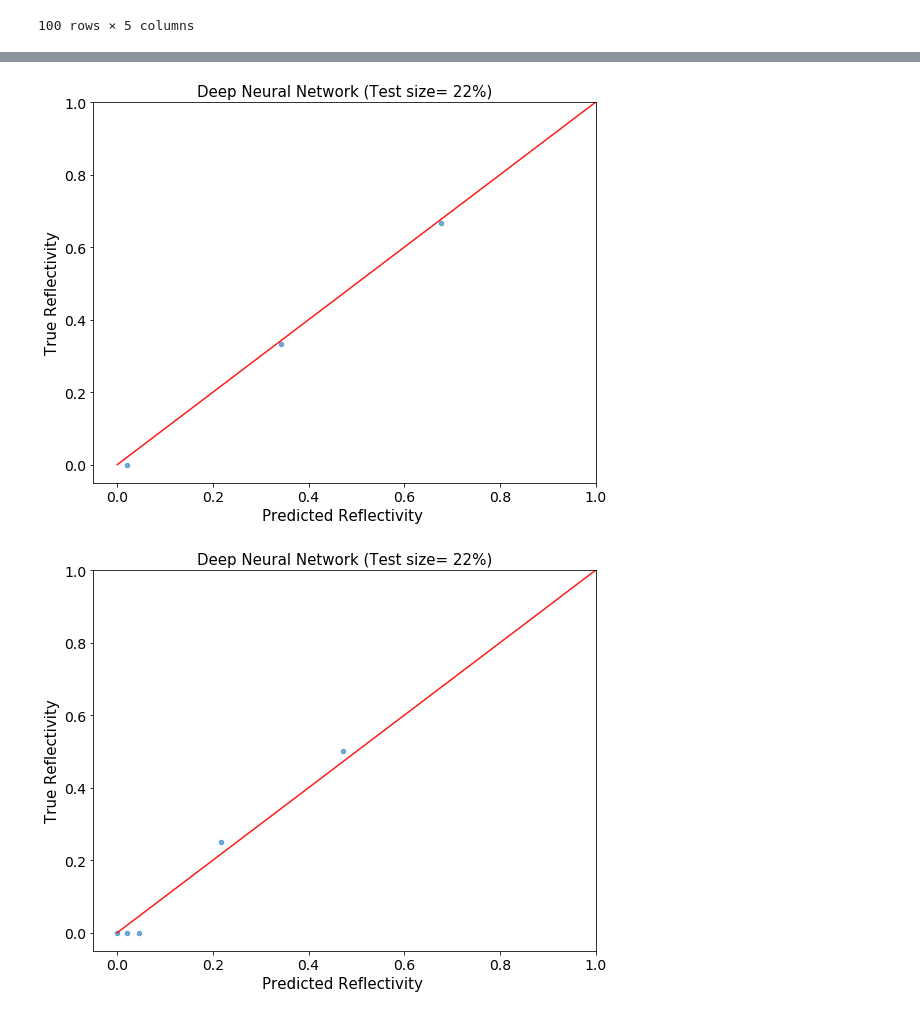
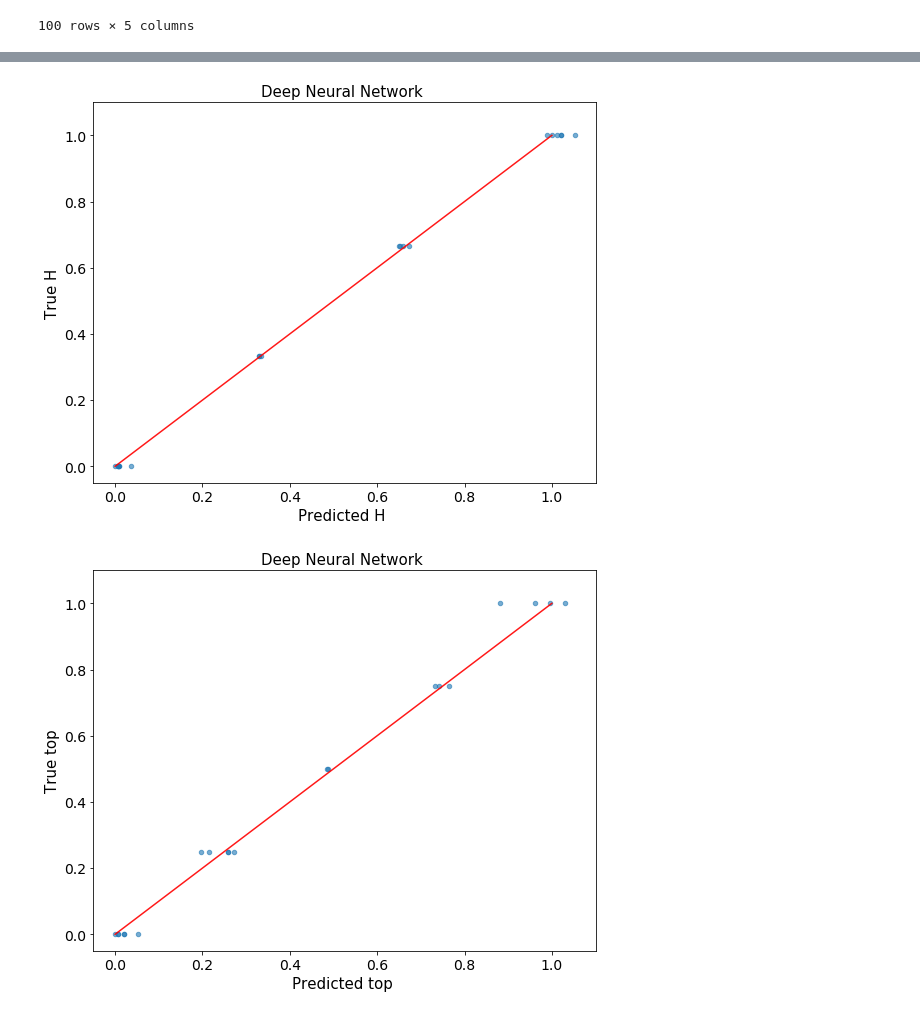
Before and after one commit to Nanometrisis/Nanomet_project_2021, a Jupyter notebook: Nanomet_processing_and_modeling.ipynb, the cells around one changed output, grey strips where cells are left out. Cells and saved outputs as stored; diff of their text form; code cells hidden in the pictures.

```diff
--- a/Nanomet_processing_and_modeling.ipynb
+++ b/Nanomet_processing_and_modeling.ipynb
@@ -366,6 +434,10 @@ show()
 ### Inverse problem
 # %%
 #we need to reshape our data
+# %%
+scaler = MinMaxScaler()
+
+df3[['h','top',	'base']] = scaler.fit_transform(df3[['h','top',	'base']])
 # %%
 df3
 # %% [output]
@@ -411,7 +483,7 @@ grouped_df
 X_train, X_test, y_train, y_test = train_test_split(
     grouped_df.drop(['Simulation index', 'h','top','base'], axis=1), # predictive variables
     grouped_df[['h','top','base']], # target
-    test_size=0.05, # portion of dataset to allocate to test set
+    test_size=0.2, # portion of dataset to allocate to test set
     random_state=0, # we are setting the seed here
 )
 
@@ -425,7 +517,7 @@ def get_model(n_inputs, n_outputs):
 	net1Model=keras.models.Sequential()
 	net1Model.add(Dense(n_inputs))
 	#net1Model.add(Activation('relu'))
-	net1Model.add(Dense(140))
+	net1Model.add(Dense(240))
 	net1Model.add(Activation('relu'))
 	#net1Model.add(Dropout(0.5))
 	net1Model.add(Dense(30))
@@ -454,7 +555,7 @@ model = get_model(n_inputs, n_outputs)
 
 
 # fit model
-model.fit(X_train, y_train, verbose=0, epochs=2000)
+model.fit(X_train, y_train, verbose=0, epochs=1500)
 
 # evaluate model on test set
 #mae = model.evaluate(X_train, y_train, verbose=0)
@@ -477,39 +588,39 @@ df_pred
 # %%
 
 
 plt.figure(figsize=(9,7))
 plt.scatter(df_pred['h'],y_test['h'],alpha=0.6,s=20)
 plt.plot([0, 1],[0, 1],'r',alpha=0.9)
-plt.ylabel('True Reflectivity',fontsize=15)
-plt.xlabel('Predicted Reflectivity ',fontsize=15)
-plt.title('Deep Neural Network (Test size= 22%)',fontsize=15)
+plt.ylabel('True H',fontsize=15)
+plt.xlabel('Predicted H ',fontsize=15)
+plt.title('Deep Neural Network ',fontsize=15)
 plt.xticks(fontsize=14)
 plt.yticks(fontsize=14)
 #set_xlim(left, right)
-plt.xlim([-0.05, 1])
-plt.ylim([-0.05, 1])
+plt.xlim([-0.05, 1.1])
+plt.ylim([-0.05, 1.1])
 
 plt.show()
 # %% [output]
-[figure, old version]
+[figure, new version]
 # %%
 
 
 plt.figure(figsize=(9,7))
 plt.scatter(df_pred['top'],y_test['top'],alpha=0.6,s=20)
 plt.plot([0, 1],[0, 1],'r',alpha=0.9)
-plt.ylabel('True Reflectivity',fontsize=15)
-plt.xlabel('Predicted Reflectivity ',fontsize=15)
-plt.title('Deep Neural Network (Test size= 22%)',fontsize=15)
+plt.ylabel('True top',fontsize=15)
+plt.xlabel('Predicted top ',fontsize=15)
+plt.title('Deep Neural Network ',fontsize=15)
 plt.xticks(fontsize=14)
 plt.yticks(fontsize=14)
 #set_xlim(left, right)
-plt.xlim([-0.05, 1])
-plt.ylim([-0.05, 1])
+plt.xlim([-0.05, 1.1])
+plt.ylim([-0.05, 1.1])
 
 plt.show()
 # %% [output]
-[figure, old version]
+[figure, new version]
 # %%
 
 
```
Also changed, not shown: parts of 54 cells of this notebook.
